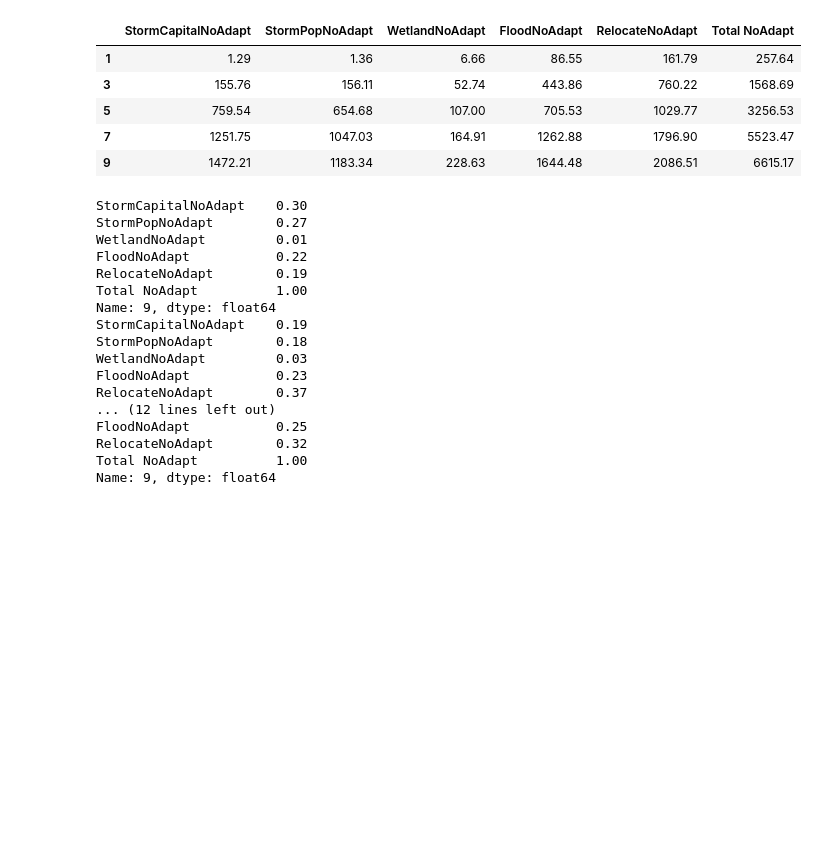
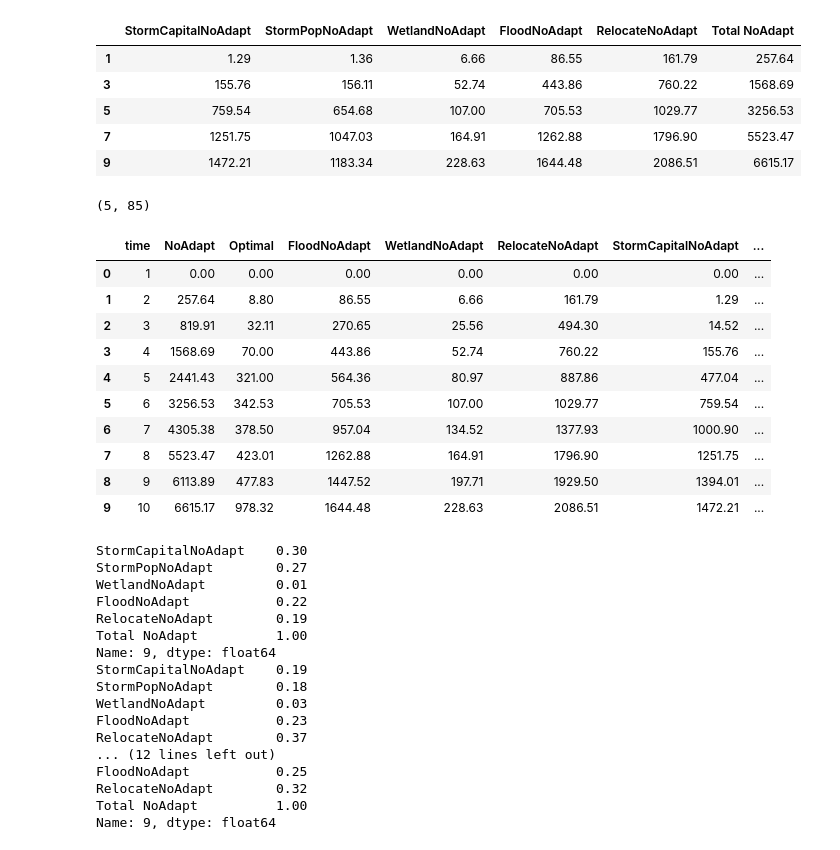
Before and after one commit to raddleverse/CIAM_uncertainty_propagation, a Jupyter notebook: work_baseline_comparisons/plotsAndAnalysis_baselineComparisons.ipynb, the cells around one changed output. Drawn from its saved outputs; the diff is of its cells as text; code cells hidden in the pictures; blank space fills up the shorter version.

```diff
--- a/work_baseline_comparisons/plotsAndAnalysis_baselineComparisons.ipynb
+++ b/work_baseline_comparisons/plotsAndAnalysis_baselineComparisons.ipynb
@@ -1242,6 +1242,22 @@ np.round(dfs[scen][["StormCapitalNoAdapt","StormPopNoAdapt","WetlandNoAdapt","Fl
 | 5 | 759.54 | 654.68 | 107.00 | 705.53 | 1029.77 | 3256.53 |
 | 7 | 1251.75 | 1047.03 | 164.91 | 1262.88 | 1796.90 | 5523.47 |
 | 9 | 1472.21 | 1183.34 | 228.63 | 1644.48 | 2086.51 | 6615.17 |
+# %%
+scen = (5,85); print(scen)
+np.round(dfs[scen],2)
+# %% [output]
+(5, 85)
+|  | time | NoAdapt | Optimal | FloodNoAdapt | WetlandNoAdapt | RelocateNoAdapt | StormCapitalNoAdapt | ... |
+| 0 | 1 | 0.00 | 0.00 | 0.00 | 0.00 | 0.00 | 0.00 | ... |
+| 1 | 2 | 257.64 | 8.80 | 86.55 | 6.66 | 161.79 | 1.29 | ... |
+| 2 | 3 | 819.91 | 32.11 | 270.65 | 25.56 | 494.30 | 14.52 | ... |
+| 3 | 4 | 1568.69 | 70.00 | 443.86 | 52.74 | 760.22 | 155.76 | ... |
+| 4 | 5 | 2441.43 | 321.00 | 564.36 | 80.97 | 887.86 | 477.04 | ... |
+| 5 | 6 | 3256.53 | 342.53 | 705.53 | 107.00 | 1029.77 | 759.54 | ... |
+| 6 | 7 | 4305.38 | 378.50 | 957.04 | 134.52 | 1377.93 | 1000.90 | ... |
+| 7 | 8 | 5523.47 | 423.01 | 1262.88 | 164.91 | 1796.90 | 1251.75 | ... |
+| 8 | 9 | 6113.89 | 477.83 | 1447.52 | 197.71 | 1929.50 | 1394.01 | ... |
+| 9 | 10 | 6615.17 | 978.32 | 1644.48 | 228.63 | 2086.51 | 1472.21 | ... |
 # %%
 for scen in scenarios:
     print(np.round(dfs[scen][["StormCapitalNoAdapt","StormPopNoAdapt","WetlandNoAdapt","FloodNoAdapt","RelocateNoAdapt","Total NoAdapt"]].iloc[idx_plot[-1]].div(dfs[scen]["Total NoAdapt"].iloc[idx_plot[-1]],axis=0),2))
```
Also changed, not shown: 5 other files.
